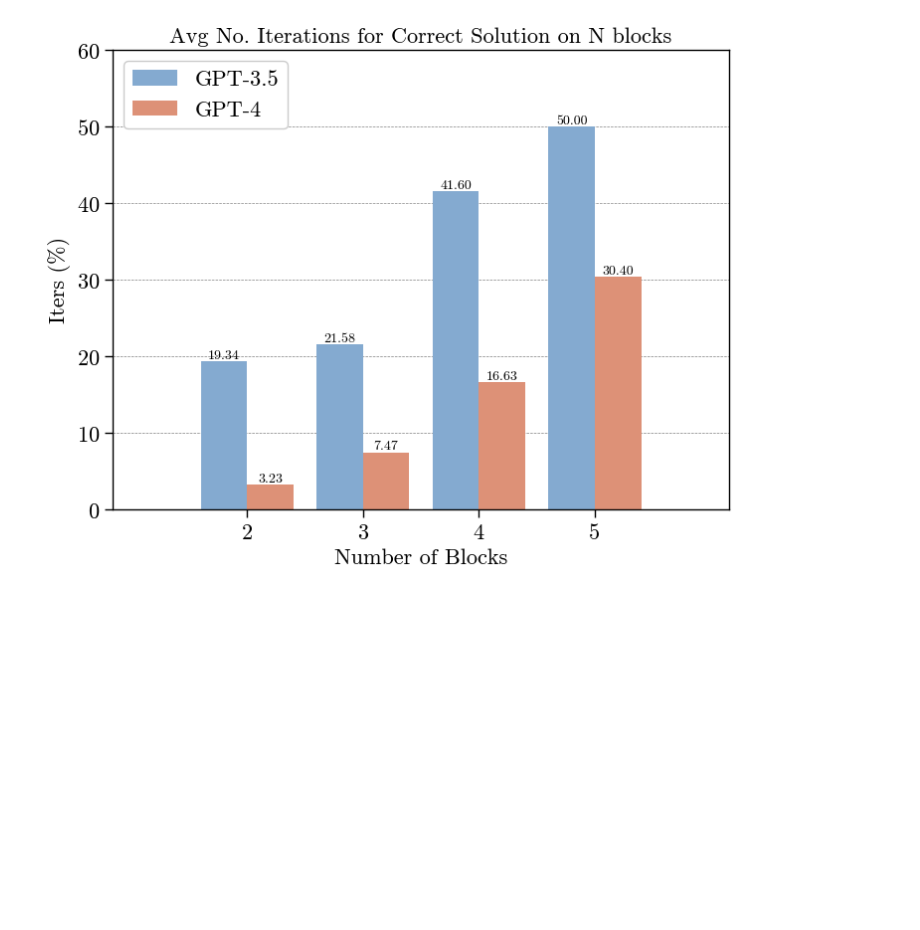
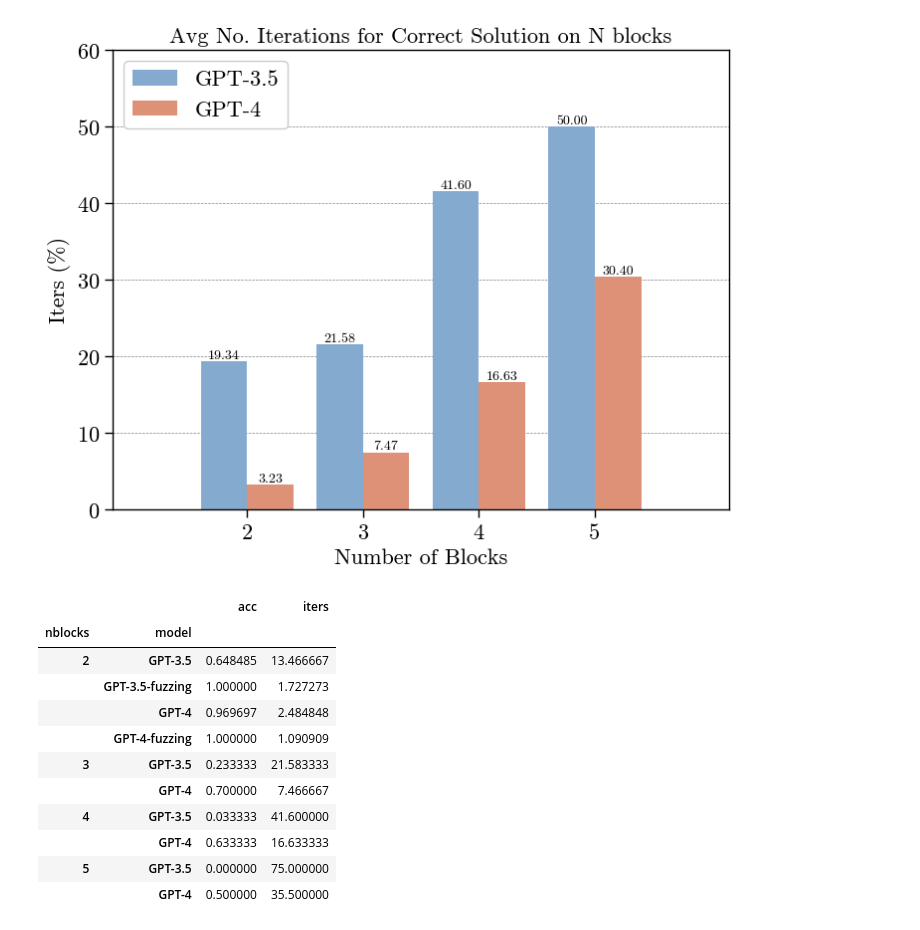
Before and after one commit to ayaanmayooq/LLM-verification-CEGIS, a Jupyter notebook: stats.ipynb, the cells around one changed output. Cells and saved outputs as stored; diff of their text form; code cells hidden in the pictures; blank space fills up the shorter version.

Commit message:
one 5 block exp and fuzzing data fix

```diff
--- a/stats.ipynb
+++ b/stats.ipynb
@@ -81,3 +81,56 @@ plt.legend(frameon=True)
 plt.show()
 # %% [output]
 [figure]
+# %%
+DATA_PATH = './data'
+model_dict = {
+    "gpt-3.5-turbo": "GPT-3.5",
+    "gpt-4-turbo-preview": "GPT-4"
+}
+dir = os.listdir(DATA_PATH)
+df = pd.DataFrame(columns=["nblocks", "model", "acc", "iters"])
+df_iters = pd.DataFrame(columns=["nblocks", "model", "iters"])
+for file in dir:
+    if file.startswith('exp'):
+        with open(os.path.join(DATA_PATH, file), 'r') as f:
+            data = json.load(f)
+            results = data['results']
+            suffix = ''
+            if 'fuzzing' in data and data['fuzzing']:
+                suffix = '-fuzzing'
+            for model in results:
+                acc = 0
+                iters = 0
+                count = len(results[model])
+                for expi in results[model]:
+                    if expi['solved']:
+                        acc += 1
+                        # iters += expi['iters'] if expi["iters"] > 0 else 1
+                        # df_iters = df_iters._append({"nblocks": data["meta"], 'model': model_dict[model], "iters": expi['iters'] if expi["iters"] > 0 else 1}, ignore_index=True)
+                    iters += expi['iters'] if expi["iters"] > 0 else 1
+
+
+                # if data["meta"] in df["nblocks"].tolist() and model in df["model"].tolist():
+                #     df.loc[(df["nblocks"] == data["meta"]) & (df["model"] == model), "acc"] += acc
+                # else:
+                df = df._append({"nblocks": data["meta"], 'model': model_dict[model] + suffix, "acc": acc / count, "iters": float(iters)/count}, ignore_index=True)
+
+df = df.groupby('nblocks').apply(lambda x: x.iloc[::-1]).reset_index(drop=True)
+df = df.groupby(['nblocks', 'model']).mean()
+
+# df_iters = df_iters.groupby('nblocks').apply(lambda x: x.iloc[::-1]).reset_index(drop=True)
+# df_iters = df_iters.groupby(['nblocks', 'model']).mean()
+df
+# %% [output]
+|  |  | acc | iters |
+| nblocks | model |  |  |
+| 2 | GPT-3.5 | 0.648485 | 13.466667 |
+|  | GPT-3.5-fuzzing | 1.000000 | 1.727273 |
+|  | GPT-4 | 0.969697 | 2.484848 |
+|  | GPT-4-fuzzing | 1.000000 | 1.090909 |
+| 3 | GPT-3.5 | 0.233333 | 21.583333 |
+|  | GPT-4 | 0.700000 | 7.466667 |
+| 4 | GPT-3.5 | 0.033333 | 41.600000 |
+|  | GPT-4 | 0.633333 | 16.633333 |
+| 5 | GPT-3.5 | 0.000000 | 75.000000 |
+|  | GPT-4 | 0.500000 | 35.500000 |
```
Also changed, not shown: 3 other files.
